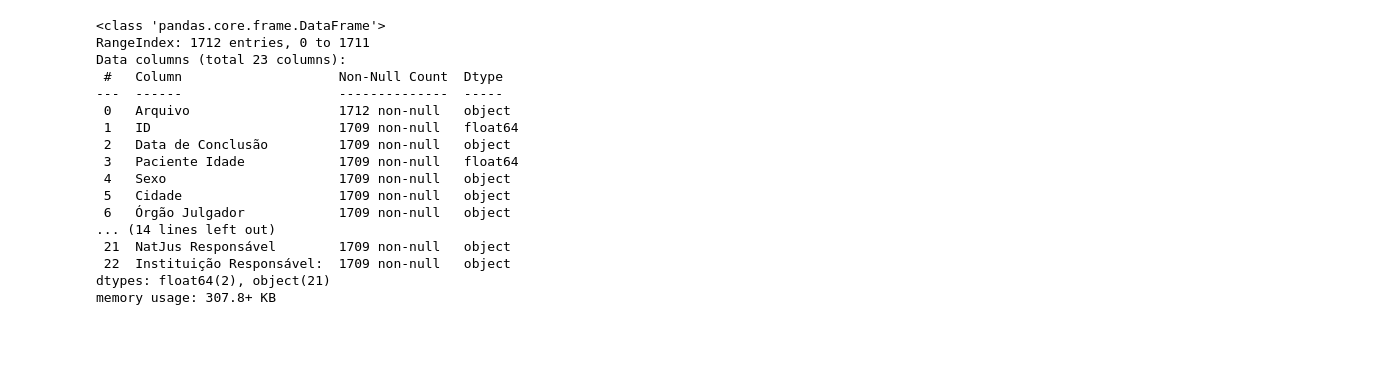
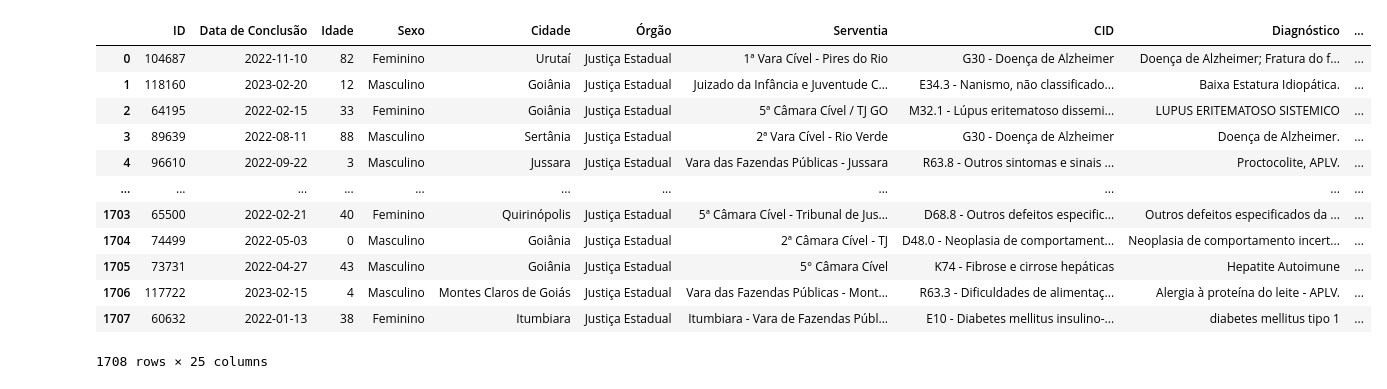
Before and after one commit to lucalazengo/SPRINT-IV, a Jupyter notebook: aed.ipynb, the cells around one changed output. Cells and saved outputs as stored; diff of their text form; code cells hidden in the pictures; blank space fills up the shorter version.

```diff
--- a/aed.ipynb
+++ b/aed.ipynb
@@ -2,24 +2,20 @@
 import pandas as pd
 # %%
 
-data = pd.read_csv('web_natjus_consolidado.csv')
+data = pd.read_csv('DATASET FINAL.csv')
 
-data.info(2)
+data
 # %% [output]
+|  | ID | Data de Conclusão | Idade | Sexo | Cidade | Órgão | Serventia | CID | Diagnóstico | ... |
+| 0 | 104687 | 2022-11-10 | 82 | Feminino | Urutaí | Justiça Estadual | 1ª Vara Cível - Pires do Rio | G30 - Doença de Alzheimer | Doença de Alzheimer; Fratura do f... | ... |
+| 1 | 118160 | 2023-02-20 | 12 | Masculino | Goiânia | Justiça Estadual | Juizado da Infância e Juventude C... | E34.3 - Nanismo, não classificado... | Baixa Estatura Idiopática. | ... |
+| 2 | 64195 | 2022-02-15 | 33 | Feminino | Goiânia | Justiça Estadual | 5ª Câmara Cível / TJ GO | M32.1 - Lúpus eritematoso dissemi... | LUPUS ERITEMATOSO SISTEMICO | ... |
+| 3 | 89639 | 2022-08-11 | 88 | Masculino | Sertânia | Justiça Estadual | 2ª Vara Cível - Rio Verde | G30 - Doença de Alzheimer | Doença de Alzheimer. | ... |
+| 4 | 96610 | 2022-09-22 | 3 | Masculino | Jussara | Justiça Estadual | Vara das Fazendas Públicas - Jussara | R63.8 - Outros sintomas e sinais ... | Proctocolite, APLV. | ... |
+| ... | ... | ... | ... | ... | ... | ... | ... | ... | ... | ... |
+| 1703 | 65500 | 2022-02-21 | 40 | Feminino | Quirinópolis | Justiça Estadual | 5ª Câmara Cível - Tribunal de Jus... | D68.8 - Outros defeitos especific... | Outros defeitos especificados da ... | ... |
+| 1704 | 74499 | 2022-05-03 | 0 | Masculino | Goiânia | Justiça Estadual | 2ª Câmara Cível - TJ | D48.0 - Neoplasia de comportament... | Neoplasia de comportamento incert... | ... |
+| 1705 | 73731 | 2022-04-27 | 43 | Masculino | Goiânia | Justiça Estadual | 5° Câmara Cível | K74 - Fibrose e cirrose hepáticas | Hepatite Autoimune | ... |
+| 1706 | 117722 | 2023-02-15 | 4 | Masculino | Montes Claros de Goiás | Justiça Estadual | Vara das Fazendas Públicas - Mont... | R63.3 - Dificuldades de alimentaç... | Alergia à proteína do leite - APLV. | ... |
+| 1707 | 60632 | 2022-01-13 | 38 | Feminino | Itumbiara | Justiça Estadual | Itumbiara - Vara de Fazendas Públ... | E10 - Diabetes mellitus insulino-... | diabetes mellitus tipo 1 | ... |
-<class 'pandas.core.frame.DataFrame'>
-RangeIndex: 1712 entries, 0 to 1711
-Data columns (total 23 columns):
- #   Column                    Non-Null Count  Dtype
----  ------                    --------------  -----
- 0   Arquivo                   1712 non-null   object
- 1   ID                        1709 non-null   float64
- 2   Data de Conclusão         1709 non-null   object
- 3   Paciente Idade            1709 non-null   float64
- 4   Sexo                      1709 non-null   object
- 5   Cidade                    1709 non-null   object
- 6   Órgão Julgador            1709 non-null   object
-... (14 lines left out)
- 21  NatJus Responsável        1709 non-null   object
- 22  Instituição Responsável:  1709 non-null   object
-dtypes: float64(2), object(21)
-memory usage: 307.8+ KB
+1708 rows × 25 columns
```
Also changed, not shown: parts of 8 cells of this notebook, 10 other files.
